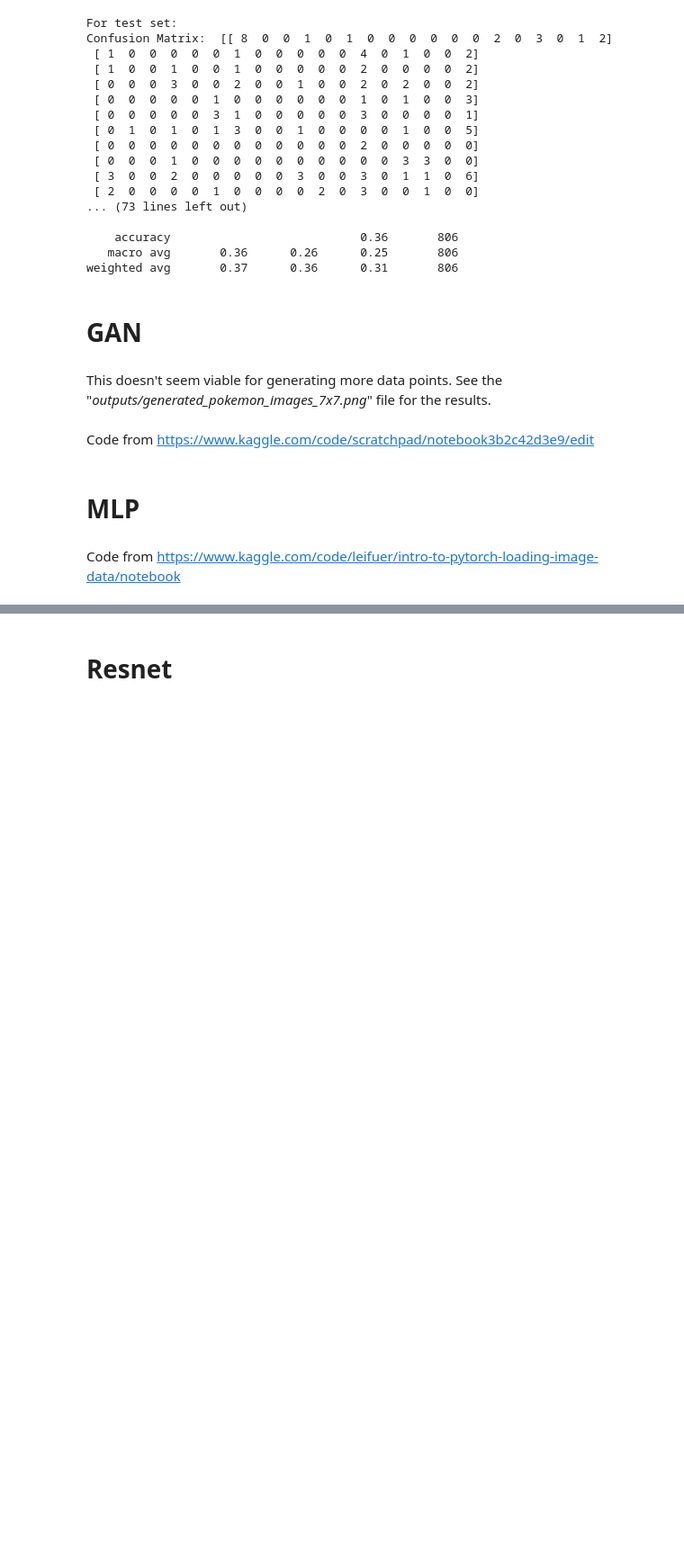
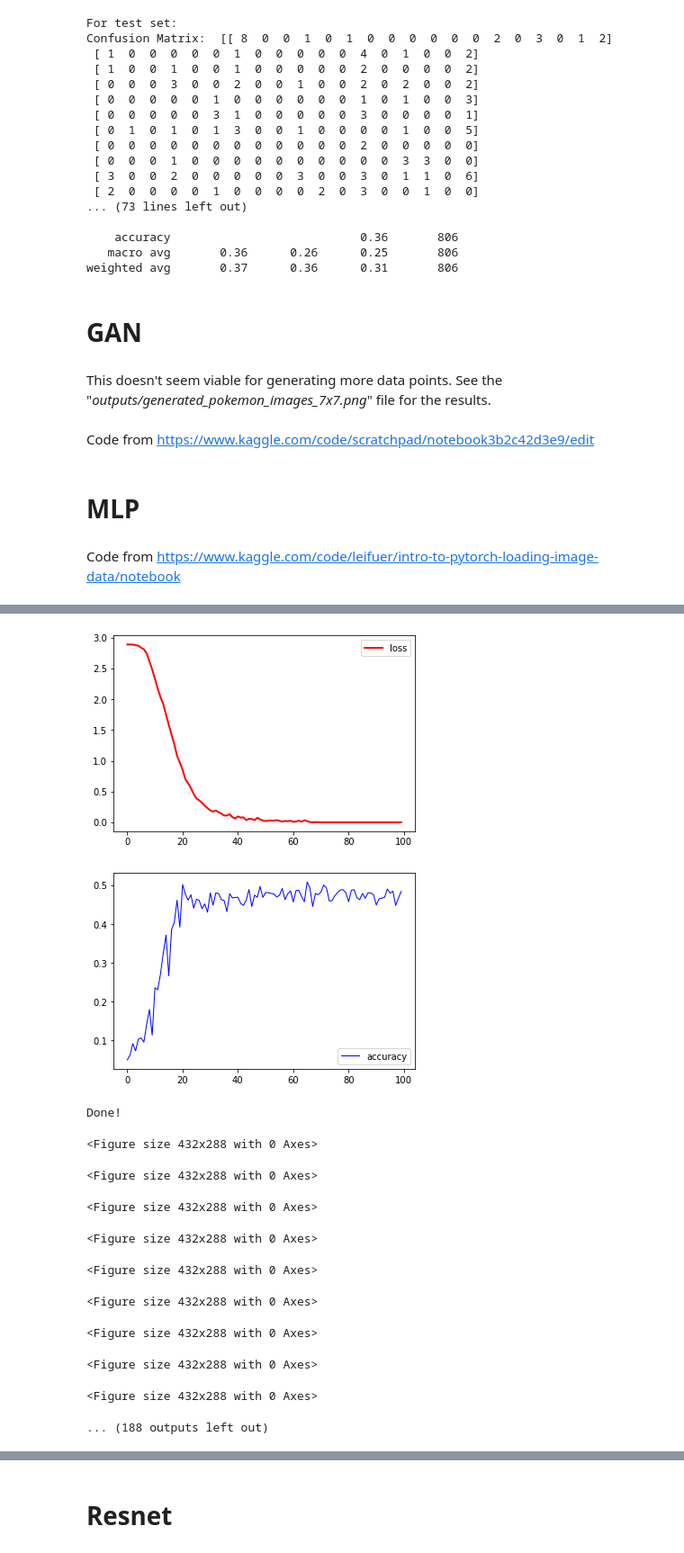
Before and after one commit to AdamKasumovic/CSE404-ML-Project-SS23, a Jupyter notebook: CSE404_ML_Project.ipynb, the cells around one changed output, grey strips where cells are left out. Shown at 90% size. Cells and saved outputs as stored; diff of their text form; code cells hidden in the pictures; blank space fills up the shorter version.

```diff
--- a/CSE404_ML_Project.ipynb
+++ b/CSE404_ML_Project.ipynb
@@ -886,0 +857,38 @@ plt.show()  # All water!!
+# %%
+epochs = 100
+
+# for plotting the training loss
+history = {'losses': [], 'accuracies': []}
+for t in range(epochs):
+    print(f"Epoch {t+1}\n-------------------------------")
+    history['losses'].append(train(train_dataloader, model, loss_fn, optimizer))
+    history['accuracies'].append(test(test_dataloader, model, loss_fn))
+
+    plt.clf()
+    fig1 = plt.figure()
+    plt.plot(history['losses'], 'r-', lw=2, label='loss')
+    plt.legend()
+    display.clear_output(wait=True)
+    display.display(plt.gcf())
+
+    plt.clf()
+    fig2 = plt.figure()
+    plt.plot(history['accuracies'], 'b-', lw=1, label='accuracy')
+    plt.legend()
+#     display.clear_output(wait=True)
+    display.display(plt.gcf())
+print("Done!")
+# %% [output]
+[figure, added]
+[figure, added]
+Done!
+<Figure size 432x288 with 0 Axes>
+<Figure size 432x288 with 0 Axes>
+<Figure size 432x288 with 0 Axes>
+<Figure size 432x288 with 0 Axes>
+<Figure size 432x288 with 0 Axes>
+<Figure size 432x288 with 0 Axes>
+<Figure size 432x288 with 0 Axes>
+<Figure size 432x288 with 0 Axes>
+<Figure size 432x288 with 0 Axes>
+... (188 outputs left out)
```
Also changed, not shown: parts of 27 cells of this notebook.
